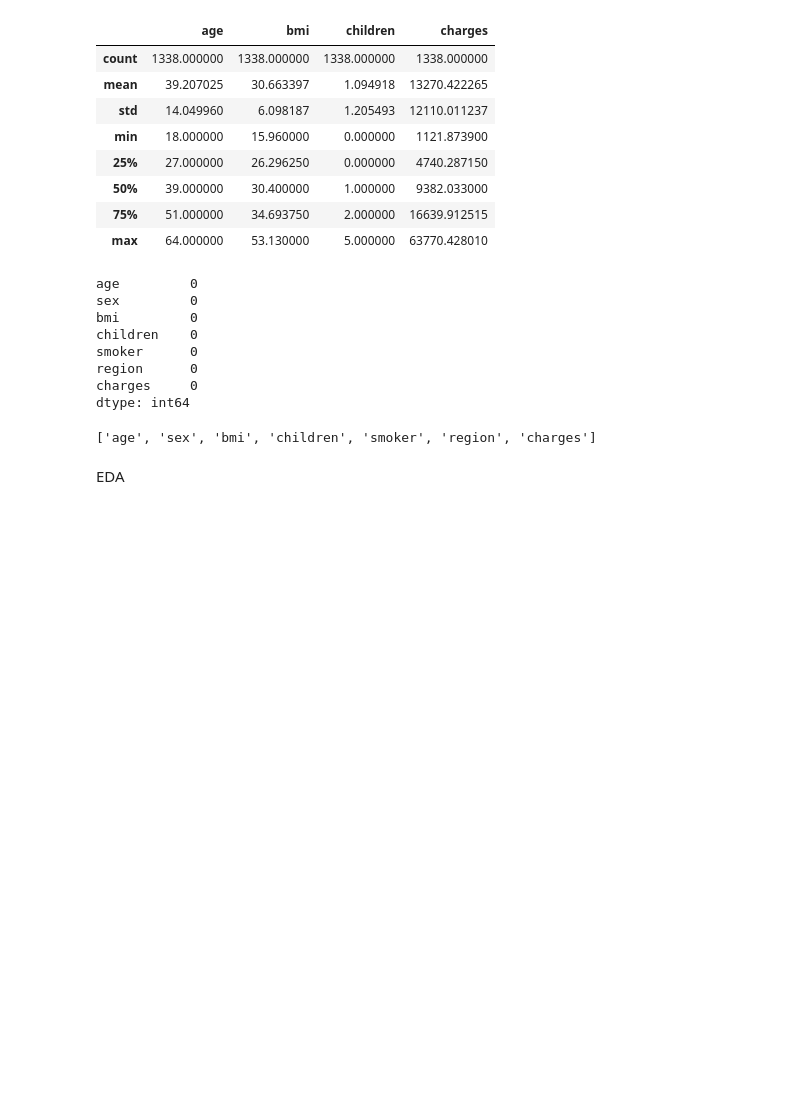
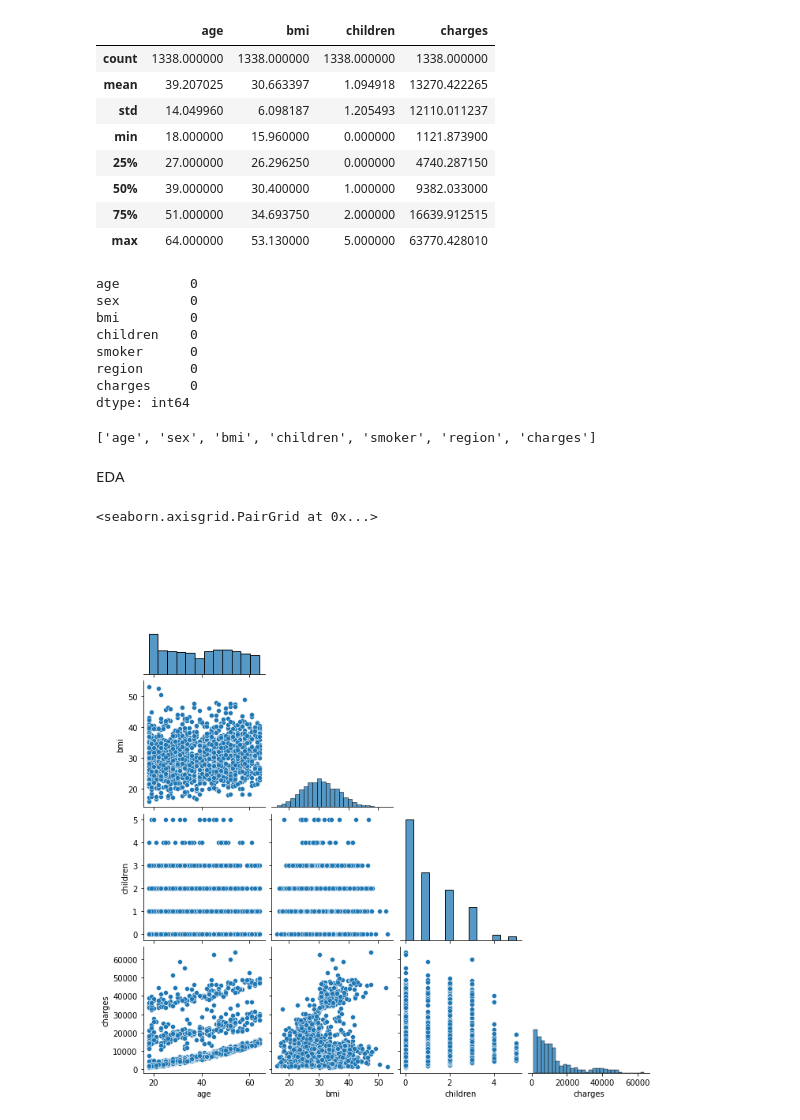
Before and after one commit to fahridika/DataScience, a Jupyter notebook: insurance_stackup.ipynb, the cells around one changed output. Saved outputs shown, nothing was run; the diff lists cells and outputs as text; code cells hidden in the pictures; blank space fills up the shorter version.

```diff
--- a/insurance_stackup.ipynb
+++ b/insurance_stackup.ipynb
@@ -64,3 +64,8 @@ df.columns.to_list()
 ['age', 'sex', 'bmi', 'children', 'smoker', 'region', 'charges']
 # %% [markdown]
 EDA
+# %%
+sns.pairplot(df, corner=True)
+# %% [output]
+<seaborn.axisgrid.PairGrid at 0x...>
+[figure, added]
```
